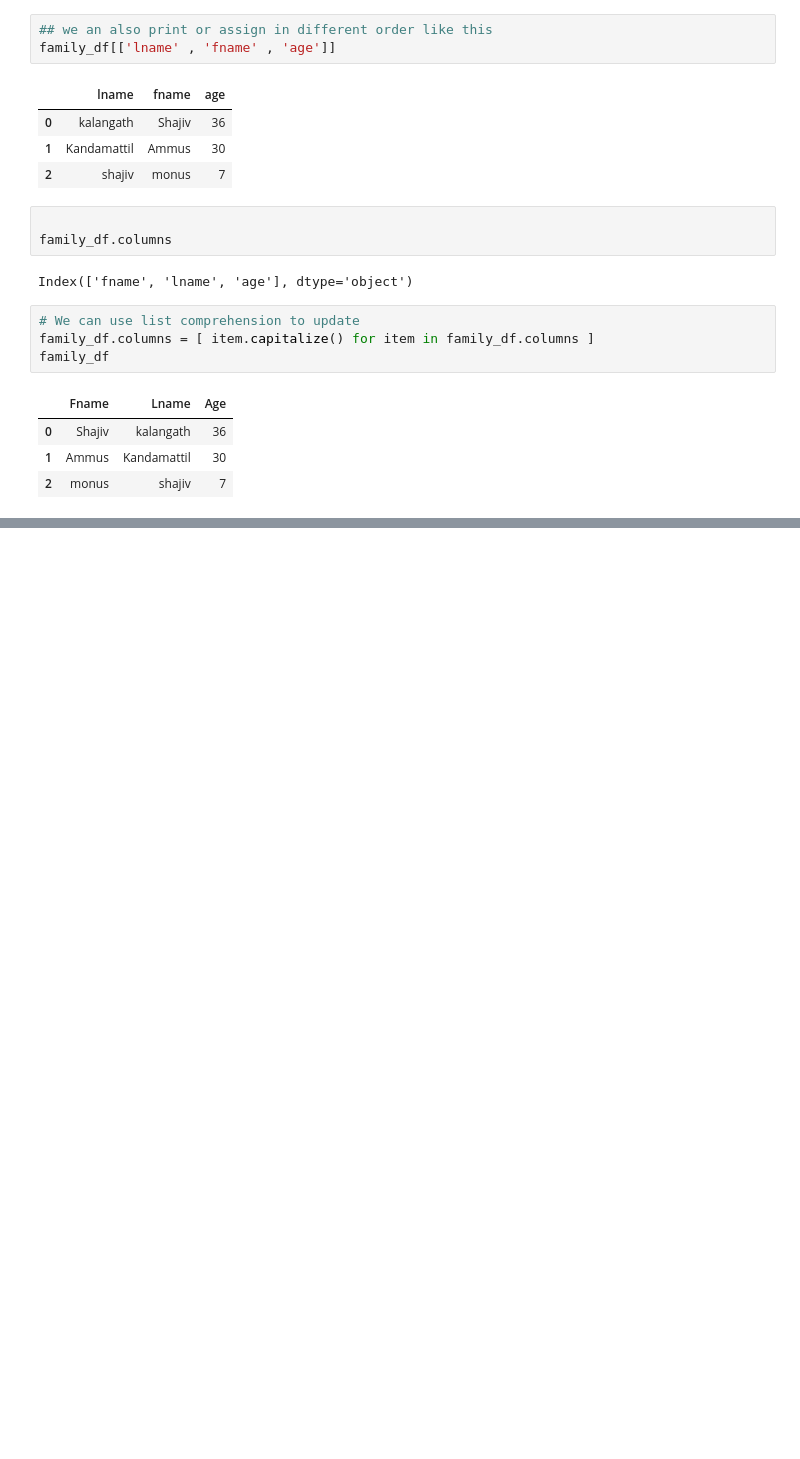
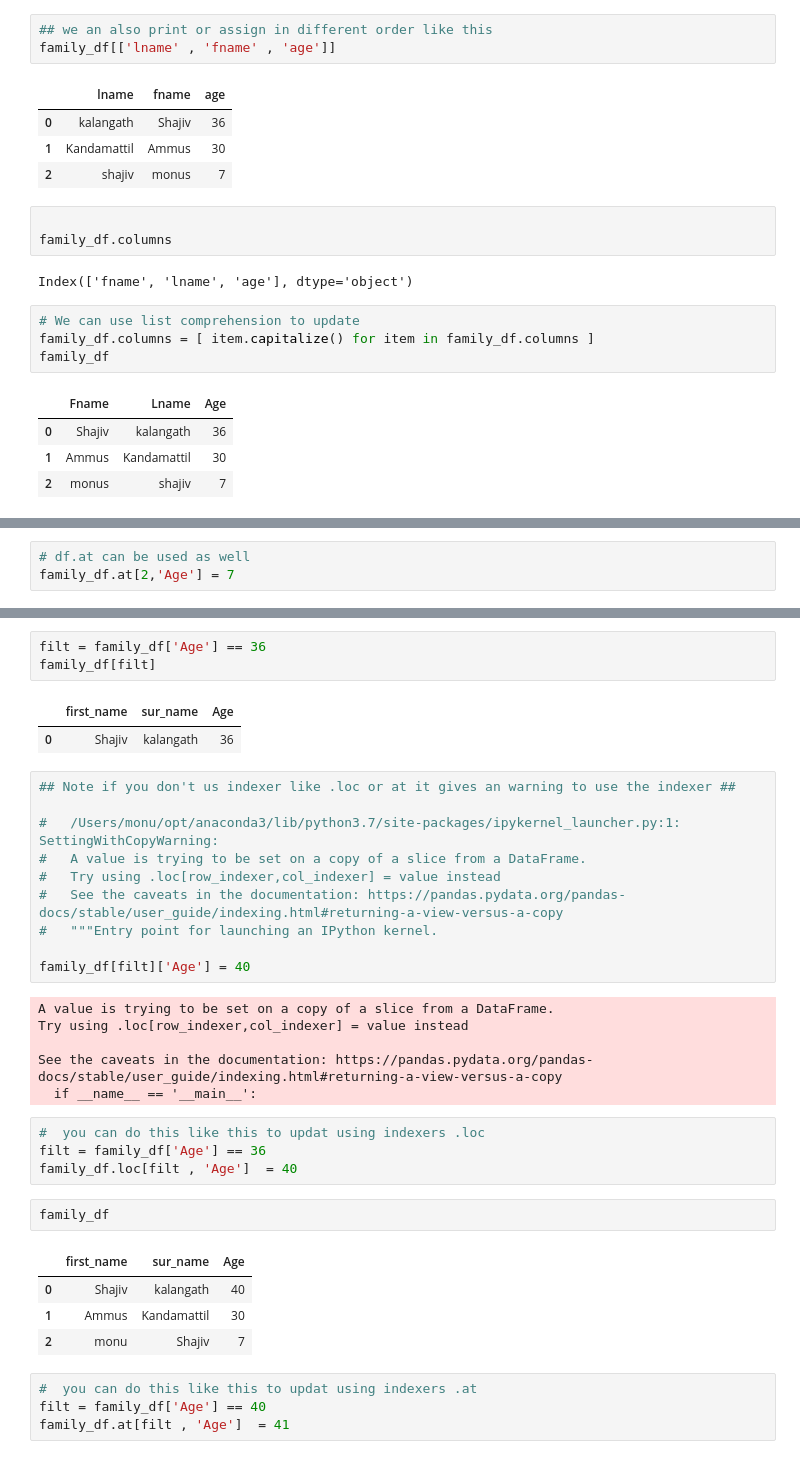
Before and after one commit to shajivkalangath/python, a Jupyter notebook: MyPandasCheetSheet.ipynb, the cells around one changed output, grey strips where cells are left out. Drawn from its saved outputs; the diff is of its cells as text; blank space fills up the shorter version.

```diff
--- a/MyPandasCheetSheet.ipynb
+++ b/MyPandasCheetSheet.ipynb
@@ -700,0 +321,3 @@ family_df
+# %%
+# df.at can be used as well
+family_df.at[2,'Age'] = 7
@@ -700,0 +331,37 @@ family_df
+# %%
+filt = family_df['Age'] == 36
+family_df[filt]
+# %% [output]
+|  | first_name | sur_name | Age |
+| 0 | Shajiv | kalangath | 36 |
+# %%
+## Note if you don't us indexer like .loc or at it gives an warning to use the indexer ##
+
+#   /Users/monu/opt/anaconda3/lib/python3.7/site-packages/ipykernel_launcher.py:1: SettingWithCopyWarning:
+#   A value is trying to be set on a copy of a slice from a DataFrame.
+#   Try using .loc[row_indexer,col_indexer] = value instead
+#   See the caveats in the documentation: https://pandas.pydata.org/pandas-docs/stable/user_guide/indexing.html#returning-a-view-versus-a-copy
+#   """Entry point for launching an IPython kernel.
+
+family_df[filt]['Age'] = 40
+# %% [output]
+A value is trying to be set on a copy of a slice from a DataFrame.
+Try using .loc[row_indexer,col_indexer] = value instead
+
+See the caveats in the documentation: https://pandas.pydata.org/pandas-docs/stable/user_guide/indexing.html#returning-a-view-versus-a-copy
+  if __name__ == '__main__':
+# %%
+#  you can do this like this to updat using indexers .loc
+filt = family_df['Age'] == 36
+family_df.loc[filt , 'Age']  = 40
+# %%
+family_df
+# %% [output]
+|  | first_name | sur_name | Age |
+| 0 | Shajiv | kalangath | 40 |
+| 1 | Ammus | Kandamattil | 30 |
+| 2 | monu | Shajiv | 7 |
+# %%
+#  you can do this like this to updat using indexers .at
+filt = family_df['Age'] == 40
+family_df.at[filt , 'Age']  = 41
```
Also changed, not shown: parts of 84 cells of this notebook.
